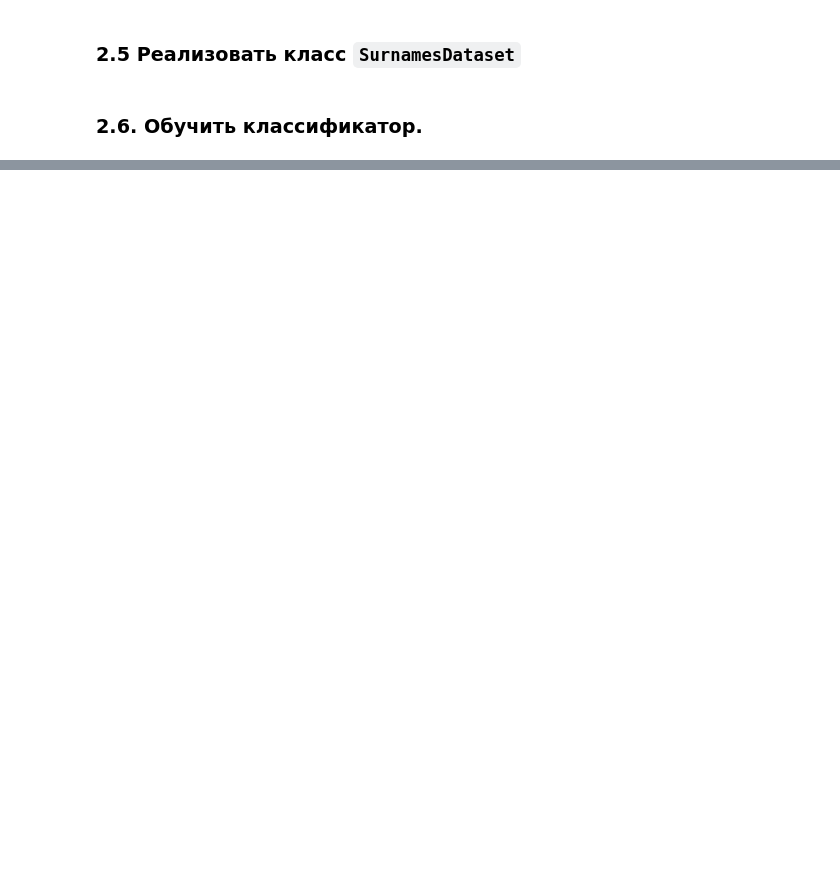
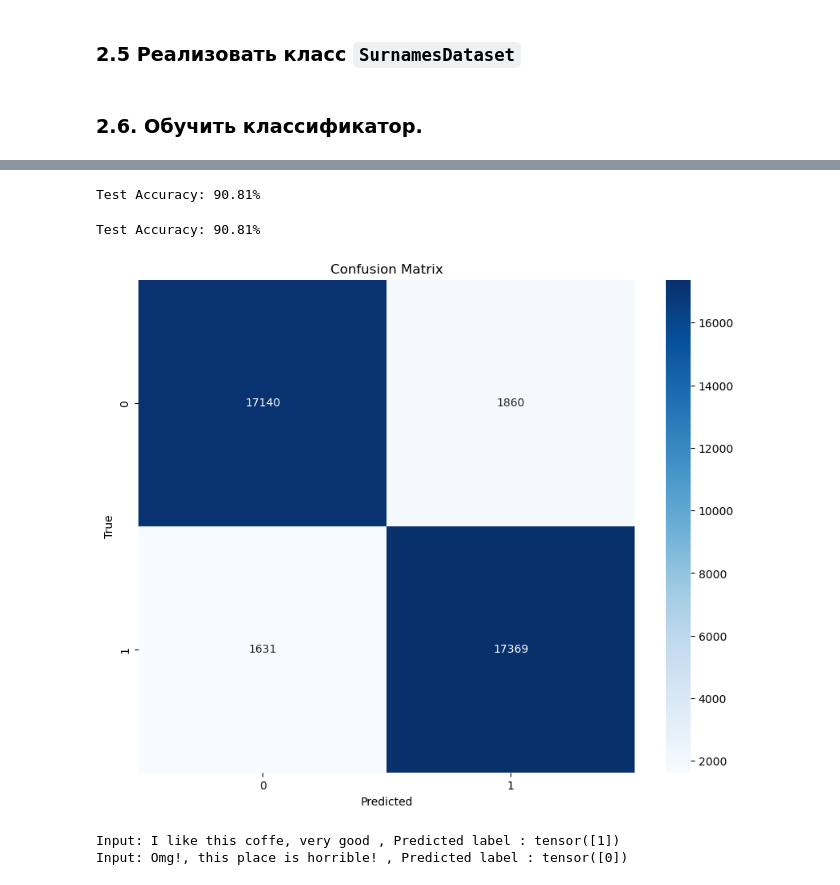
Before and after one commit to anpilove/Deep-Learning-FU, a Jupyter notebook: Lab5/blank__05_NLP_1_intro.ipynb, the cells around one changed output, grey strips where cells are left out. Saved outputs shown, nothing was run; the diff lists cells and outputs as text; code cells hidden in the pictures; blank space fills up the shorter version.

```diff
--- a/Lab5/blank__05_NLP_1_intro.ipynb
+++ b/Lab5/blank__05_NLP_1_intro.ipynb
@@ -297,0 +646,3 @@ tensor([0.0000, 0.0000, 1.8247, 0.0000, 3.6074, 0.0000, 0.0000, 0.0000, 0.0000,
+# %%
+review_dataloader_train = DataLoader(review_dataset_train, batch_size = 64, shuffle= True)
+review_dataloader_test = DataLoader(review_dataset_test, batch_size = 1000, shuffle= True)
@@ -297,0 +668,11 @@ tensor([0.0000, 0.0000, 1.8247, 0.0000, 3.6074, 0.0000, 0.0000, 0.0000, 0.0000,
+# %%
+num_classes = 2
+input_dim = len(review_dataloader_train.dataset[0]['input'])
+n_epochs = 10
+
+model = Classficator(input_dim, num_classes)
+
+criterion = nn.CrossEntropyLoss()
+optimizer = torch.optim.Adam(model.parameters(), lr=0.001)
+
+train(model, optimizer, criterion, n_epochs, review_dataloader_train, review_dataloader_test)
@@ -322,15 +692,50 @@ class Vocab:
-# %%
-class ReviewDataset(Dataset):
-  def __init__(self, X, y, vocab: Vocab):
-    self.X = X
-    self.y = y
-    self.vocab = vocab
-
-  def vectorize(self, review):
-    '''Генерирует представление отзыва review при помощи бинарного кодирования (см. 1.2)'''
-
-  def __len__(self):
-    return len(self.X)
-
-  def __getitem__(self, idx):
-    return ...
+# %%
+df_raw_test = pd.read_csv('raw_test.csv', names=["rating", "review"])
+df_raw_test['rating'] = df_raw_test['rating'] - 1
+df_raw_test['review'] = df_raw_test['review'].map(lambda x: preprocess_text(x))
+
+
+review_dataset_valid = ReviewDataset(df_raw_test['review'].values, df_raw_test['rating'].values, vocab)
+review_dataloader_valid = DataLoader(review_dataset_valid, batch_size = 1000, shuffle= True)
+# %%
+model.eval()
+
+accuracy_train = []
+correct = 0
+total = 0
+
+with torch.no_grad():
+  for batch in tqdm(review_dataloader_valid, desc=f"Testing"):
+    inputs = batch["input"]
+    labels = batch["label"]
+    output = model(inputs)
+    _, predicted = torch.max(output.data, 1)
+    total += labels.size(0)
+    correct += (predicted == labels).sum().item()
+
+test_accuracy = correct / total
+accuracy_train.append(test_accuracy)
+print('Test Accuracy: {:.2f}%'.format(test_accuracy * 100))
+# %% [output]
+Test Accuracy: 90.81%
+# %%
+matrix_confusion(model, review_dataloader_valid, [0,1])
+# %% [output]
+Test Accuracy: 90.81%
+[figure, added]
+# %%
+model.eval()
+review = "I like this coffe, very good"
+output = model(review_dataset_train.vectorize(review))
+output = output.view(1,-1)
+_, predicted = torch.max(output.data, 1)
+print(f"Input: {review} , Predicted label : { predicted}")
+
+review = "Omg!, this place is horrible!"
+output = model(review_dataset_train.vectorize(review))
+output = output.view(1,-1)
+_, predicted = torch.max(output.data, 1)
+print(f"Input: {review} , Predicted label : {predicted}")
+# %% [output]
+Input: I like this coffe, very good , Predicted label : tensor([1])
+Input: Omg!, this place is horrible! , Predicted label : tensor([0])
```
Also changed, not shown: parts of 49 cells of this notebook.
